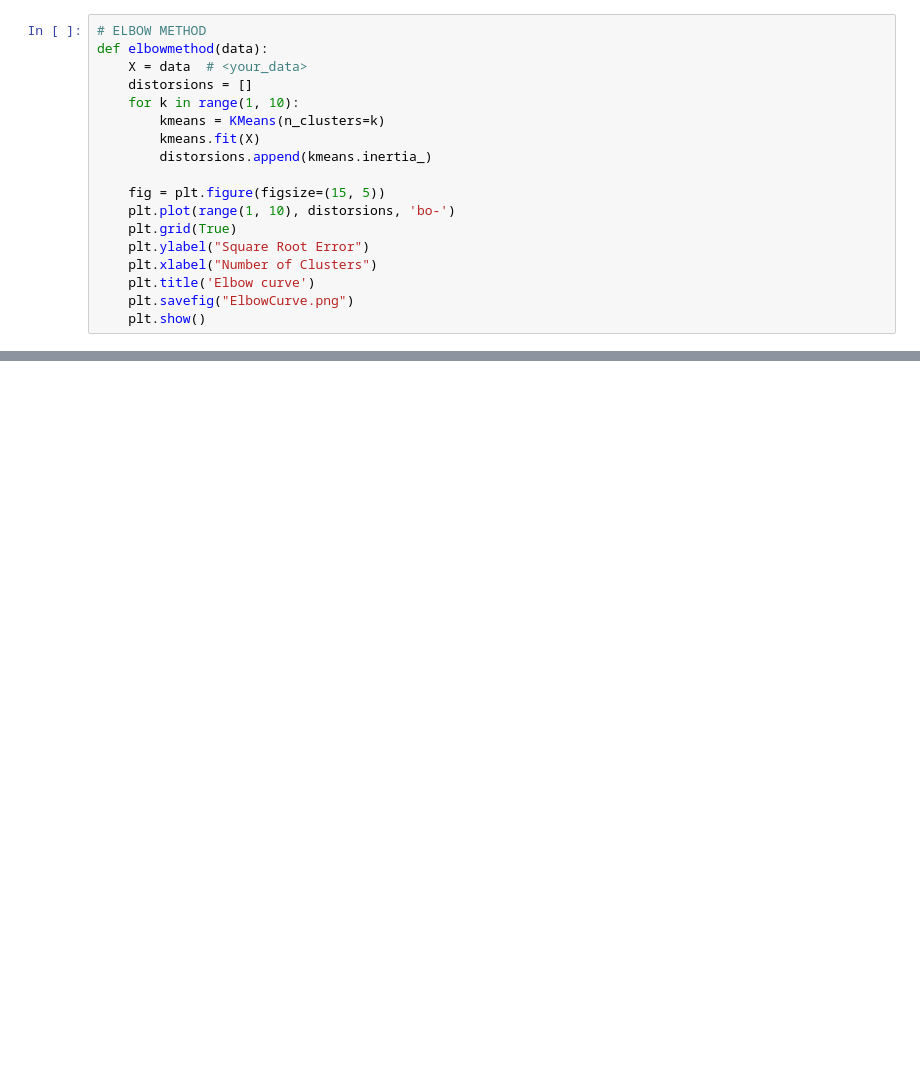
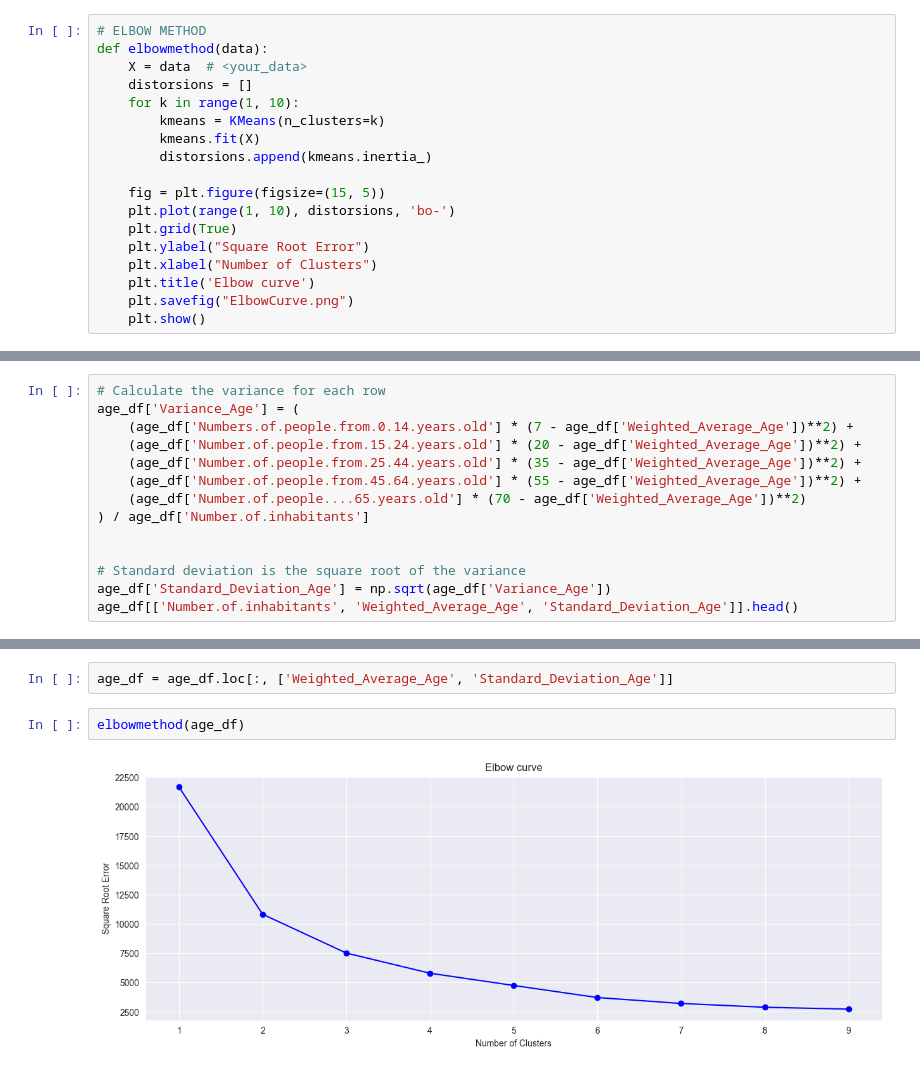
Before and after one commit to DarianOthman/SSP, a Jupyter notebook: SSP_project.ipynb, the cells around one changed output, grey strips where cells are left out. Cells and saved outputs as stored; diff of their text form; blank space fills up the shorter version.

```diff
--- a/SSP_project.ipynb
+++ b/SSP_project.ipynb
@@ -89,0 +99,14 @@ def elbowmethod(data):
+# %%
+# Calculate the variance for each row
+age_df['Variance_Age'] = (
+    (age_df['Numbers.of.people.from.0.14.years.old'] * (7 - age_df['Weighted_Average_Age'])**2) +
+    (age_df['Number.of.people.from.15.24.years.old'] * (20 - age_df['Weighted_Average_Age'])**2) +
+    (age_df['Number.of.people.from.25.44.years.old'] * (35 - age_df['Weighted_Average_Age'])**2) +
+    (age_df['Number.of.people.from.45.64.years.old'] * (55 - age_df['Weighted_Average_Age'])**2) +
+    (age_df['Number.of.people....65.years.old'] * (70 - age_df['Weighted_Average_Age'])**2)
+) / age_df['Number.of.inhabitants']
+
+
+# Standard deviation is the square root of the variance
+age_df['Standard_Deviation_Age'] = np.sqrt(age_df['Variance_Age'])
+age_df[['Number.of.inhabitants', 'Weighted_Average_Age', 'Standard_Deviation_Age']].head()
@@ -171,0 +214,6 @@ labels:  [3 3 3 1 1 1 1 3 0 0 1 4 4 4 4 1 4 4 4 3 4 4 4 4 4 4 3 4 4 3 1 1 1 4 4
+# %%
+age_df = age_df.loc[:, ['Weighted_Average_Age', 'Standard_Deviation_Age']]
+# %%
+elbowmethod(age_df)
+# %% [output]
+[figure, added]
```
Also changed, not shown: parts of 54 cells of this notebook.
